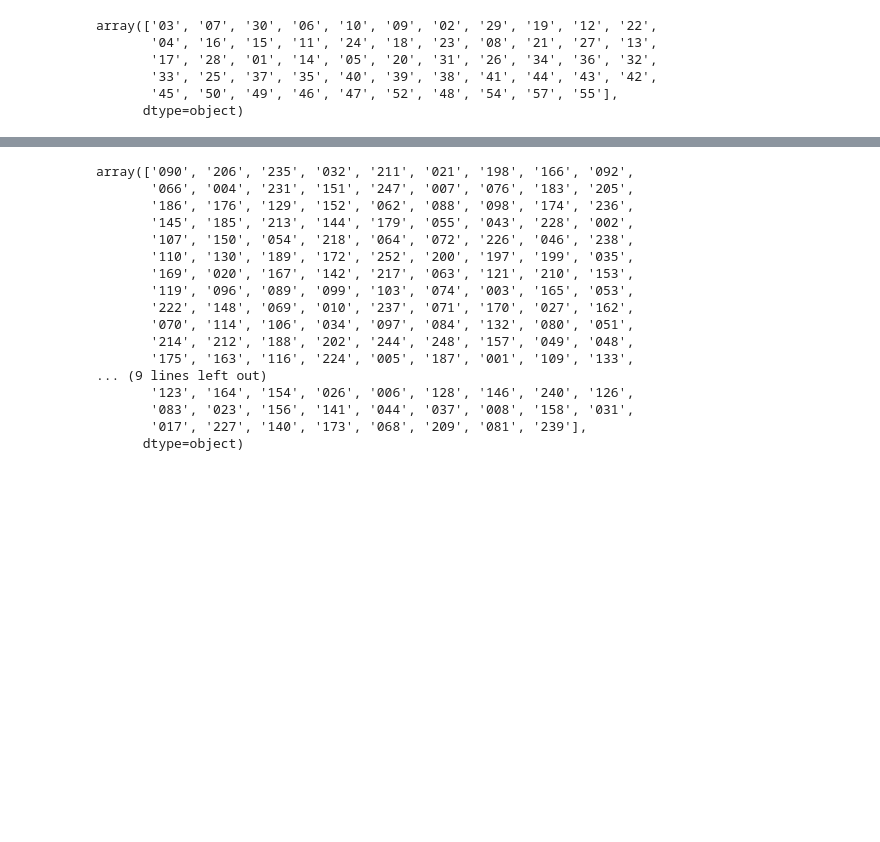
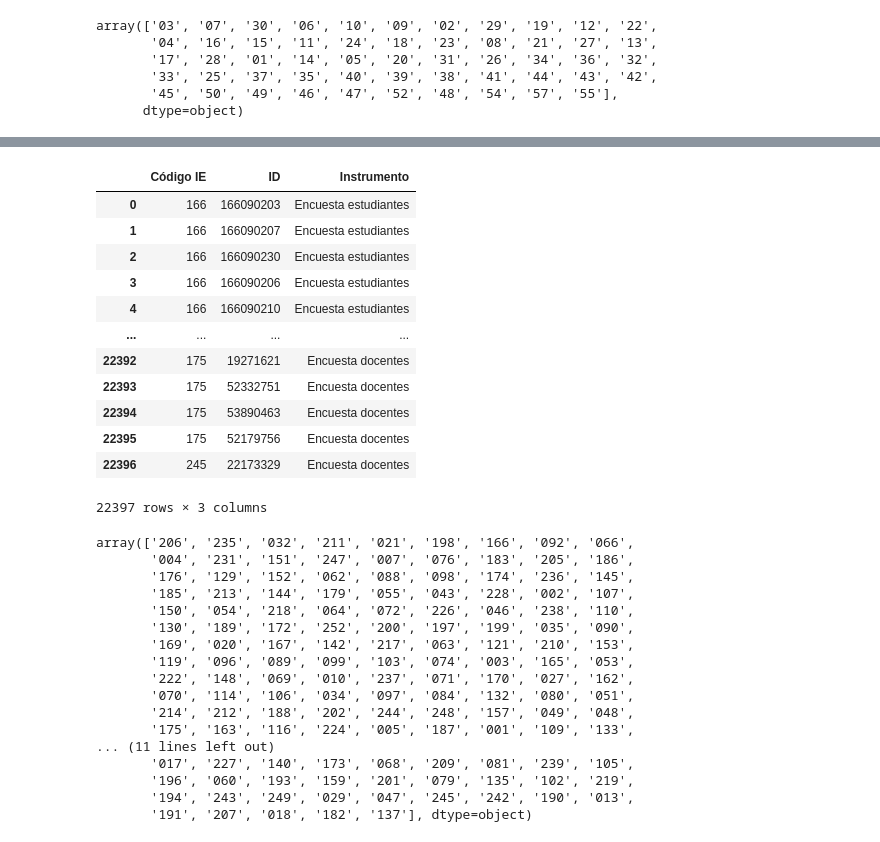
Before and after one commit to mariaf494/CFK2022, a Jupyter notebook: utils/cleaners/SeguimientoColegios.ipynb, the cells around one changed output, grey strips where cells are left out. Cells and saved outputs as stored; diff of their text form; code cells hidden in the pictures; blank space fills up the shorter version.

```diff
--- a/utils/cleaners/SeguimientoColegios.ipynb
+++ b/utils/cleaners/SeguimientoColegios.ipynb
@@ -243 +359,11 @@ df3=df3.dropna(subset=["Código IE"], inplace=False) #se borran 37 datos, quedan
+# %%
+df3 = df3.drop(columns='Timestamp')
+# %%
+df3['Implementa fichas'] = df3['Implementa fichas'].fillna("No")
+df3[df3.filter(regex='^1.*').columns] = df3[df3.filter(regex='^1.*').columns].fillna("Totalmente en Desacuerdo")
+df3[df3.filter(regex='^2.*').columns] = df3[df3.filter(regex='^2.*').columns].fillna("Totalmente en Desacuerdo")
+df3[df3.filter(regex='^Comentarios*').columns] = df3[df3.filter(regex='^Comentarios*').columns].fillna("")
+# %%
+df3.loc[(df3.index.isin(range(170,1799)))&(df3['Código IE']==247),'Código IE'] = None
+#173-1798, escuela código 247 fue reemplazada
 # %%
@@ -269,7 +396,7 @@ array(['163', '150', '206', '231', '176', '129', '166', '55', '151',
 df3['Código IE']=df3['Código IE'].astype(float)
 df3['Código IE']=df3['Código IE'].astype(int)
 df3= df3[df3['Código IE'] > 0]
-df3=df3[df3['Código IE']<271]
+df3=df3[df3['Código IE']<253]
 df3['Código IE']=df3['Código IE'].astype(str)
 df3['Código IE']=df3['Código IE'].str.zfill(3)
 # %%
@@ -280,3 +504,19 @@ df3=df3.dropna(subset=["Código IE"], inplace=False)
 # %%
 df2=pd.concat([df2,df3],ignore_index=True, join="inner")
 #pd.concat([df1, df3], join="inner")
+# %%
+df2
+# %% [output]
+|  | Código IE | ID | Instrumento |
+| 0 | 166 | 166090203 | Encuesta estudiantes |
+| 1 | 166 | 166090207 | Encuesta estudiantes |
+| 2 | 166 | 166090230 | Encuesta estudiantes |
+| 3 | 166 | 166090206 | Encuesta estudiantes |
+| 4 | 166 | 166090210 | Encuesta estudiantes |
+| ... | ... | ... | ... |
+| 22392 | 175 | 19271621 | Encuesta docentes |
+| 22393 | 175 | 52332751 | Encuesta docentes |
+| 22394 | 175 | 53890463 | Encuesta docentes |
+| 22395 | 175 | 52179756 | Encuesta docentes |
+| 22396 | 245 | 22173329 | Encuesta docentes |
+22397 rows × 3 columns
@@ -290,28 +543,28 @@ df4=df4.dropna(subset=['ID'],inplace=False)
 # %%
 df4['Código IE']=df4['Código IE'].astype(int)
 df4=df4[df4['Código IE'] > 0]
-df4=df4[df4['Código IE']<271]
+df4=df4[df4['Código IE']<253]
 df4['Código IE']=df4['Código IE'].astype(str)
 df4['Código IE']=df4['Código IE'].str.zfill(3)
 df4['Código IE'].unique() #se mantienen 158 datos
 # %% [output]
-array(['090', '206', '235', '032', '211', '021', '198', '166', '092',
-       '066', '004', '231', '151', '247', '007', '076', '183', '205',
-       '186', '176', '129', '152', '062', '088', '098', '174', '236',
-       '145', '185', '213', '144', '179', '055', '043', '228', '002',
-       '107', '150', '054', '218', '064', '072', '226', '046', '238',
-       '110', '130', '189', '172', '252', '200', '197', '199', '035',
+array(['206', '235', '032', '211', '021', '198', '166', '092', '066',
+       '004', '231', '151', '247', '007', '076', '183', '205', '186',
+       '176', '129', '152', '062', '088', '098', '174', '236', '145',
+       '185', '213', '144', '179', '055', '043', '228', '002', '107',
+       '150', '054', '218', '064', '072', '226', '046', '238', '110',
+       '130', '189', '172', '252', '200', '197', '199', '035', '090',
        '169', '020', '167', '142', '217', '063', '121', '210', '153',
        '119', '096', '089', '099', '103', '074', '003', '165', '053',
        '222', '148', '069', '010', '237', '071', '170', '027', '162',
        '070', '114', '106', '034', '097', '084', '132', '080', '051',
        '214', '212', '188', '202', '244', '248', '157', '049', '048',
        '175', '163', '116', '224', '005', '187', '001', '109', '133',
-... (9 lines left out)
-       '123', '164', '154', '026', '006', '128', '146', '240', '126',
-       '083', '023', '156', '141', '044', '037', '008', '158', '031',
-       '017', '227', '140', '173', '068', '209', '081', '239'],
-      dtype=object)
+... (11 lines left out)
+       '017', '227', '140', '173', '068', '209', '081', '239', '105',
+       '196', '060', '193', '159', '201', '079', '135', '102', '219',
+       '194', '243', '249', '029', '047', '245', '242', '190', '013',
+       '191', '207', '018', '182', '137'], dtype=object)
 # %%
 df4= df4[df4['ID'] >= 1000000]
 df4= df4[df4['ID'] < 3000000000] #quedan 156
```
Also changed, not shown: parts of 59 cells of this notebook, 38 other files.
